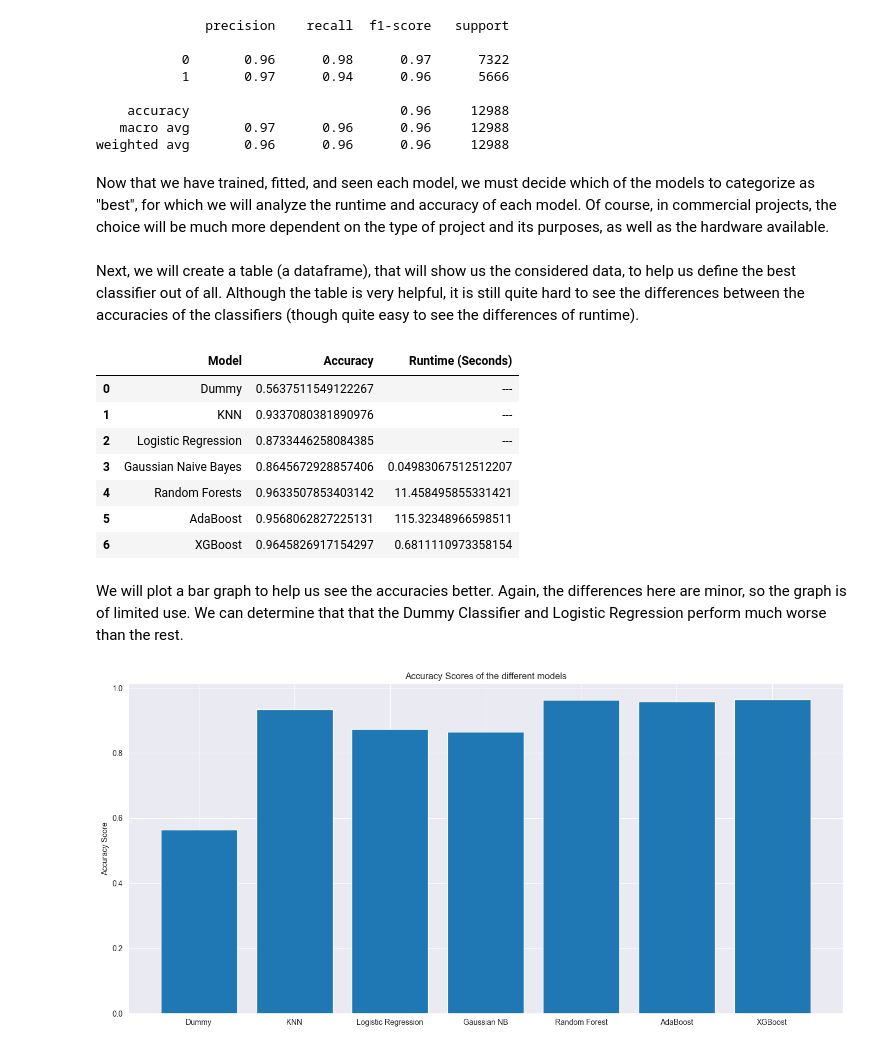
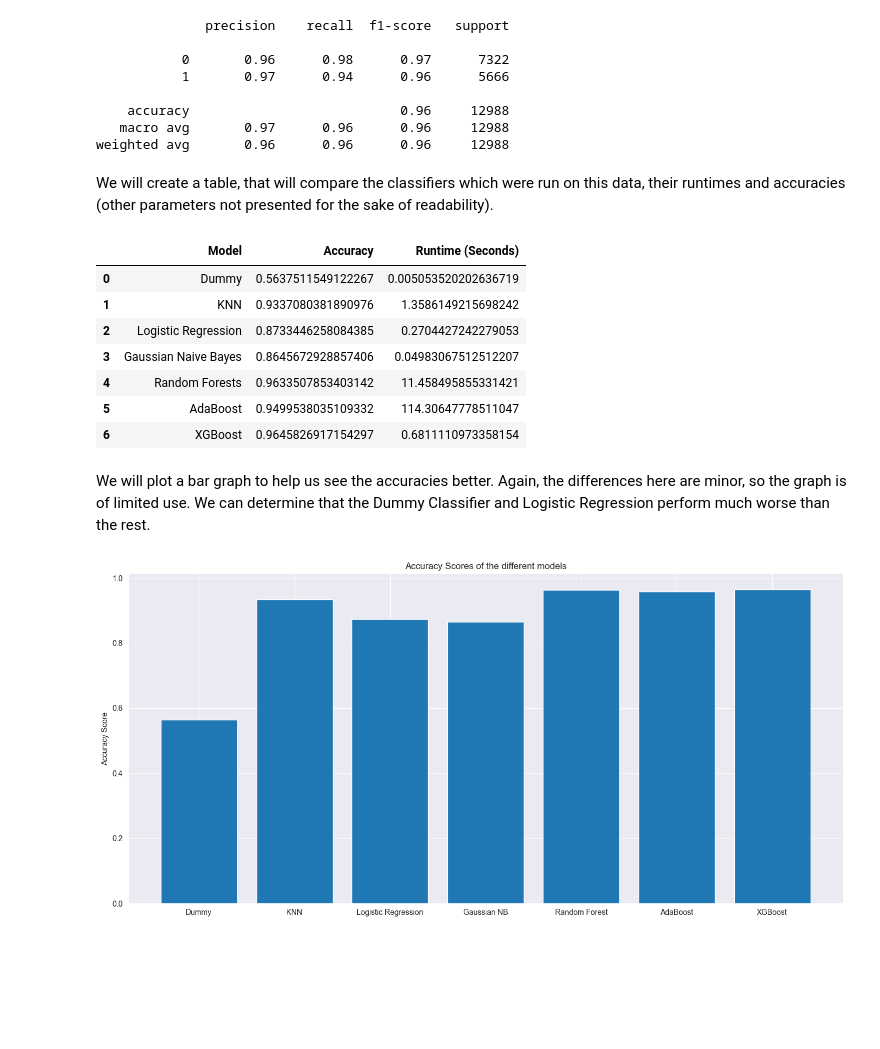
Before and after one commit to yuvalTrip/Airline-Passenger-Satisfaction, a Jupyter notebook: Airline Satisfaction - Classification.ipynb, the cells around one changed output. Saved outputs shown, nothing was run; the diff lists cells and outputs as text; code cells hidden in the pictures; blank space fills up the shorter version.

```diff
--- a/Airline Satisfaction - Classification.ipynb
+++ b/Airline Satisfaction - Classification.ipynb
@@ -418,7 +415,7 @@ The learning rate hyperparameter was left at the default value of 1 (after sever
 #AdaBoost
 start_timeAdaBoost = time.time()
 modelDecTree = DecisionTreeClassifier(random_state=0, max_depth=2)
-modelAdaBoost = AdaBoostClassifier(modelDecTree, n_estimators = 1000, random_state = 0, learning_rate = 1)
+modelAdaBoost = AdaBoostClassifier(modelDecTree, n_estimators = 1000, random_state = 0, learning_rate = 0.1)
 modelAdaBoost.fit(X_train, y_train)
 predictionsAdaBoost = modelAdaBoost.predict(X_test)
 accuracyAdaBoost = metrics.accuracy_score(y_test, predictionsAdaBoost)
@@ -478,32 +477,30 @@ print(classification_report(y_test, predictionsXGBoost))
     accuracy                           0.96     12988
    macro avg       0.97      0.96      0.96     12988
 weighted avg       0.96      0.96      0.96     12988
-# %% [markdown]
-Now that we have trained, fitted, and seen each model, we must decide which of the models to categorize as "best", for which we will analyze the runtime and accuracy of each model. Of course, in commercial projects, the choice will be much more dependent on the type of project and its purposes, as well as the hardware available.
-# %% [markdown]
-Next, we will create a table (a dataframe), that will show us the considered data, to help us define the best classifier out of all. Although the table is very helpful, it is still quite hard to see the differences between the accuracies of the classifiers (though quite easy to see the differences of runtime).
+# %% [markdown]
+We will create a table, that will compare the classifiers which were run on this data, their runtimes and accuracies (other parameters not presented for the sake of readability).
 # %%
-results = pd.DataFrame(np.array([['Dummy', accuracyDummy, '---'],
-                            ['KNN', accuracyKNN, '---'],
-                            ['Logistic Regression', accuracyLogReg, '---'],
+results = pd.DataFrame(np.array([['Dummy', accuracyDummy, timeDummy],
+                            ['KNN', accuracyKNN, timeKNN],
+                            ['Logistic Regression', accuracyLogReg, timeLogReg],
                             ['Gaussian Naive Bayes', accuracyGNB, timeGNB],
                             ['Random Forests', accuracyRandForests, timeRandForests],
                             ['AdaBoost', accuracyAdaBoost, timeAdaBoost],
                             ['XGBoost', accuracyXGBoost, timeXGBoost]]),
                   columns=['Model', 'Accuracy', 'Runtime (Seconds)'])
 resultsView = results.style.set_properties(**{'text-align': 'left'})
 resultsView
 # %% [output]
 |  | Model | Accuracy | Runtime (Seconds) |
-| 0 | Dummy | 0.5637511549122267 | --- |
-| 1 | KNN | 0.9337080381890976 | --- |
-| 2 | Logistic Regression | 0.8733446258084385 | --- |
+| 0 | Dummy | 0.5637511549122267 | 0.005053520202636719 |
+| 1 | KNN | 0.9337080381890976 | 1.3586149215698242 |
+| 2 | Logistic Regression | 0.8733446258084385 | 0.2704427242279053 |
 | 3 | Gaussian Naive Bayes | 0.8645672928857406 | 0.04983067512512207 |
 | 4 | Random Forests | 0.9633507853403142 | 11.458495855331421 |
-| 5 | AdaBoost | 0.9568062827225131 | 115.32348966598511 |
+| 5 | AdaBoost | 0.9499538035109332 | 114.30647778511047 |
 | 6 | XGBoost | 0.9645826917154297 | 0.6811110973358154 |
 # %% [markdown]
-We will plot a bar graph to help us see the accuracies better. Again, the differences here are minor, so the graph is of limited use. We can determine that that the Dummy Classifier and Logistic Regression perform much worse than the rest.
+We will plot a bar graph to help us see the accuracies better. Again, the differences here are minor, so the graph is of limited use. We can determine that the Dummy Classifier and Logistic Regression perform much worse than the rest.
 # %%
 fig = plt.figure(figsize=(13,6))
 
```
Also changed, not shown: parts of 22 cells of this notebook.
